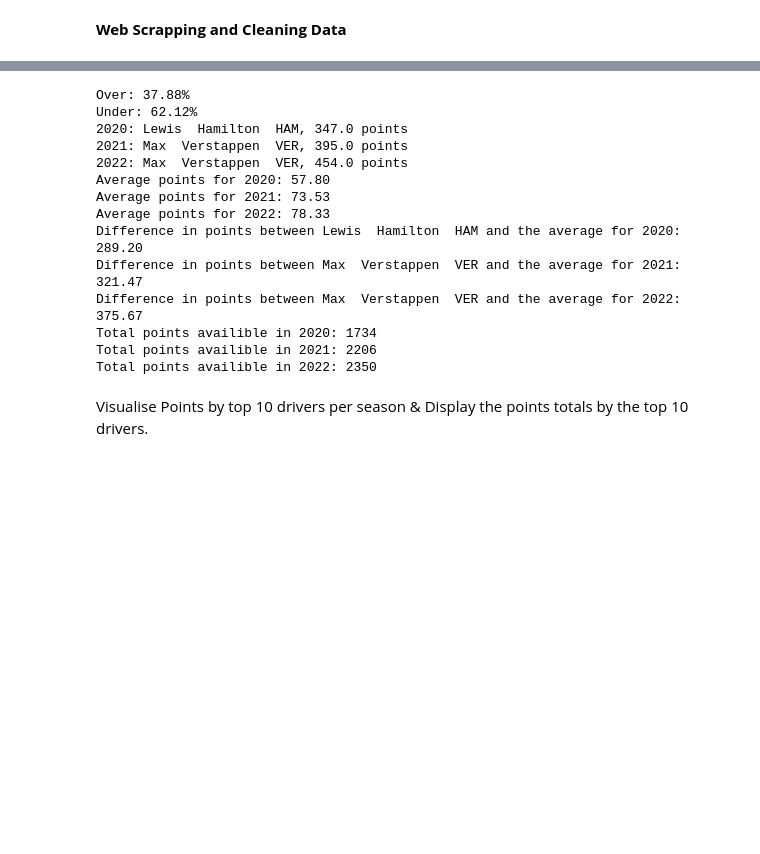
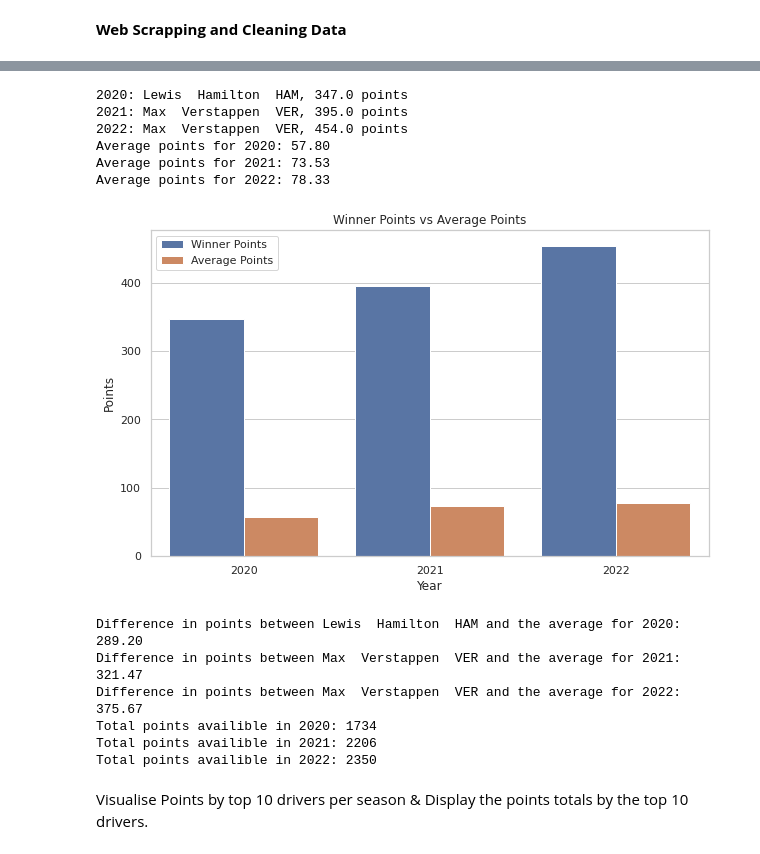
Before and after one commit to brianregan111/UCDPA-BrianRegan, a Jupyter notebook: Project_F1_Data_Analysis_Finished.ipynb, the cells around one changed output, grey strips where cells are left out. Saved outputs shown, nothing was run; the diff lists cells and outputs as text; code cells hidden in the pictures; blank space fills up the shorter version.

```diff
--- a/Project_F1_Data_Analysis_Finished.ipynb
+++ b/Project_F1_Data_Analysis_Finished.ipynb
@@ -254,23 +291,10 @@ Loops and Considtional Statements
 # %%
-#Caluclate the average points and assign to varible
-avg_points = StandingsCOMB['Points'].mean()
-
-#add conditional statement depending on the varible
-StandingsCOMB['Compare to Average'] = np.where(StandingsCOMB['Points'] >= avg_points, 'over', 'under')
-#count the number of rows
-counts = StandingsCOMB['Compare to Average'].value_counts()
-#create varibles for the over and under values
-percentage_over = counts['over'] / len(StandingsCOMB) * 100
-percentage_under = counts['under'] / len(StandingsCOMB) * 100
-#print varibles annd show as %
-print(f"Over: {percentage_over:.2f}%")
-print(f"Under: {percentage_under:.2f}%")
 
 
 #pivot by driver and year, add a total columns to sort by
-pvstandings = pd.pivot_table(StandingsCOMB, values='Points', index=['Driver'], columns=['Year'], aggfunc=np.sum, margins=True)
+clpvstandings = pd.pivot_table(StandingsCOMB, values='Points', index=['Driver'], columns=['Year'], aggfunc=np.sum, margins=True)
 #sort by total column
-clpvstandings = pvstandings.sort_values(by='All', ascending=False)
+clpvstandings = clpvstandings.sort_values(by='All', ascending=False)
 # drop All row now its been sorted
 clpvstandings = clpvstandings.drop(index='All')
 #drop All row column its been sorted
@@ -298,41 +322,61 @@ avg_points_dict = {}
 
 #loop over year
 for year in clpvstandings.columns:
 #get the average points for each year
   avg_points = clpvstandings[year].mean()
 #store the average points in a dict
   avg_points_dict[year] = avg_points
 #print yearly averages
   print(f"Average points for {year}: {avg_points:.2f}")
 
+# Create a dataframe for the winner points and average points
+wva = pd.DataFrame({'Year': clpvstandings.columns, 'Winner Points': max_points})
+wva['Average Points'] = wva['Year'].apply(lambda year: avg_points_dict[year])
+wva = wva.melt('Year', var_name='Points Type', value_name='Points')
+
+# Create a barplot using Seaborn
+sns.set(style="whitegrid")
+plt.figure(figsize=(10,6))
+sns.barplot(data=wva, x='Year', y='Points', hue='Points Type')
+
+# Add chart title and axes labels
+plt.title('Winner Points vs Average Points')
+plt.xlabel('Year')
+plt.ylabel('Points')
+
+# Add a legend
+plt.legend(loc='upper left')
+
+# Show the chart
+plt.show()
+
 
 #loop over year again to print differences
 for i, year in enumerate(clpvstandings.columns):
 #calculate difference in points between max driver and average for current year
   diff = max_points[i] - avg_points_dict[year]
 #print difference
   print(f"Difference in points between {max_drivers[i]} and the average for {year}: {diff:.2f}")
 
 totalpointEY = StandingsCOMB.groupby('Year')['Points'].sum()
 
 # print totl points per year
 for year, points in totalpointEY.items():
     print(f"Total points availible in {year}: {points}")
 # %% [output]
-Over: 37.88%
-Under: 62.12%
 2020: Lewis  Hamilton  HAM, 347.0 points
 2021: Max  Verstappen  VER, 395.0 points
 2022: Max  Verstappen  VER, 454.0 points
 Average points for 2020: 57.80
 Average points for 2021: 73.53
 Average points for 2022: 78.33
-Difference in points between Lewis  Hamilton  HAM and the average for 2020: 289.20
-Difference in points between Max  Verstappen  VER and the average for 2021: 321.47
-Difference in points between Max  Verstappen  VER and the average for 2022: 375.67
-Total points availible in 2020: 1734
-Total points availible in 2021: 2206
-Total points availible in 2022: 2350
+[figure, added]
+Difference in points between Lewis  Hamilton  HAM and the average for 2020: 289.20
+Difference in points between Max  Verstappen  VER and the average for 2021: 321.47
+Difference in points between Max  Verstappen  VER and the average for 2022: 375.67
+Total points availible in 2020: 1734
+Total points availible in 2021: 2206
+Total points availible in 2022: 2350
 # %% [markdown]
 Visualise Points by top 10 drivers per season & Display the points totals by the top 10 drivers.
 # %%
```
Also changed, not shown: parts of 7 cells of this notebook.
